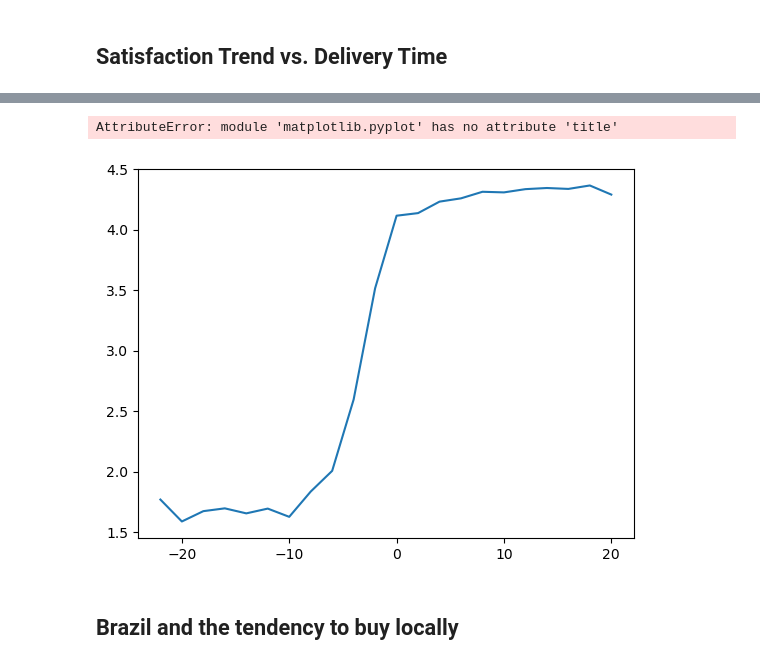
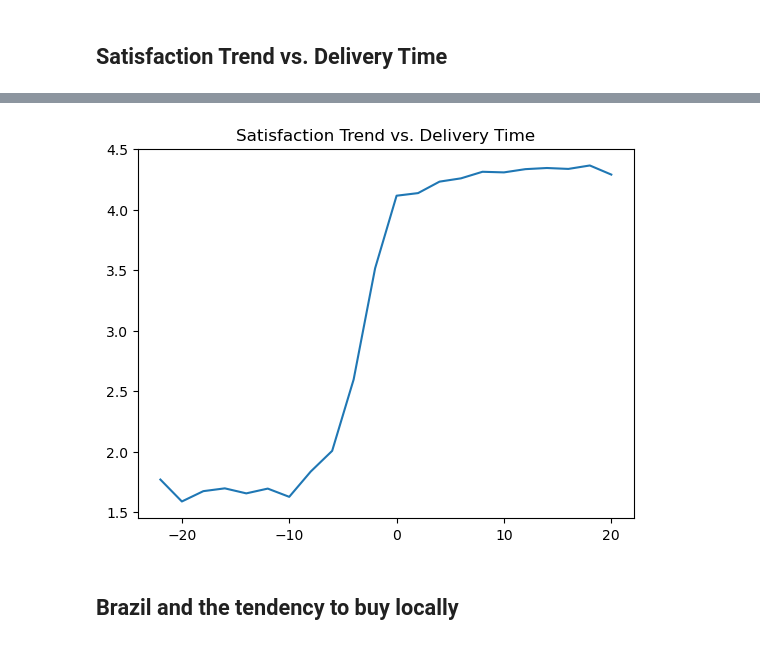
Before and after one commit to S3tuit/jup_lab, a Jupyter notebook: olist_analysis.ipynb, the cells around one changed output, grey strips where cells are left out. Saved outputs shown, nothing was run; the diff lists cells and outputs as text; code cells hidden in the pictures.

```diff
--- a/olist_analysis.ipynb
+++ b/olist_analysis.ipynb
@@ -429,0 +444,30 @@ df.iloc[[0,1,20,21]]
+# %%
+query = '''
+WITH review_vs_delivery AS(
+	SELECT
+		EXTRACT(DAY FROM orders.order_estimated_delivery_date - orders.order_delivered_customer_date) AS days_in_advance,
+		reviews.review_score
+	FROM orders
+	JOIN order_reviews AS reviews ON reviews.order_id = orders.order_id
+	WHERE (orders.order_estimated_delivery_date - orders.order_delivered_customer_date) IS NOT NULL
+),
+
+reviews_delivery_bin AS(
+	SELECT
+		*,
+		width_bucket(days_in_advance, -20, 20, 20) AS bin
+	FROM review_vs_delivery
+)
+
+SELECT
+	bin,
+	MAX(days_in_advance) AS high_bound,
+	MIN(days_in_advance) AS low_bound,
+	AVG(review_score) AS avg_stars
+FROM reviews_delivery_bin
+GROUP BY bin
+ORDER BY bin
+'''
+
+satisf_delivery_trend = pd.read_sql(query, engine)
+satisf_delivery_trend.head()
@@ -430,13 +481,12 @@ df.iloc[[0,1,20,21]]
 # %%
-df.loc[0, 'low_bound'] = -22
-df.loc[21, 'high_bound'] = 21
+satisf_delivery_trend.loc[0, 'low_bound'] = -22
+satisf_delivery_trend.loc[21, 'high_bound'] = 21
 # %%
-plt.plot(df['low_bound'], df['avg_stars'])
+plt.plot(satisf_delivery_trend['low_bound'], satisf_delivery_trend['avg_stars'])
 plt.title('Satisfaction Trend vs. Delivery Time')
 plt.show()
 # %% [output]
-AttributeError: module 'matplotlib.pyplot' has no attribute 'title'
-[figure, old version]
+[figure, new version]
 # %%
 df.to_csv(r'C:\Users\matte\OneDrive\Desktop\GitHub\data\ecom_brazil\tableau_good\review_score_vs_delivery.csv',
           index=False)
```
Also changed, not shown: parts of 63 cells of this notebook.
